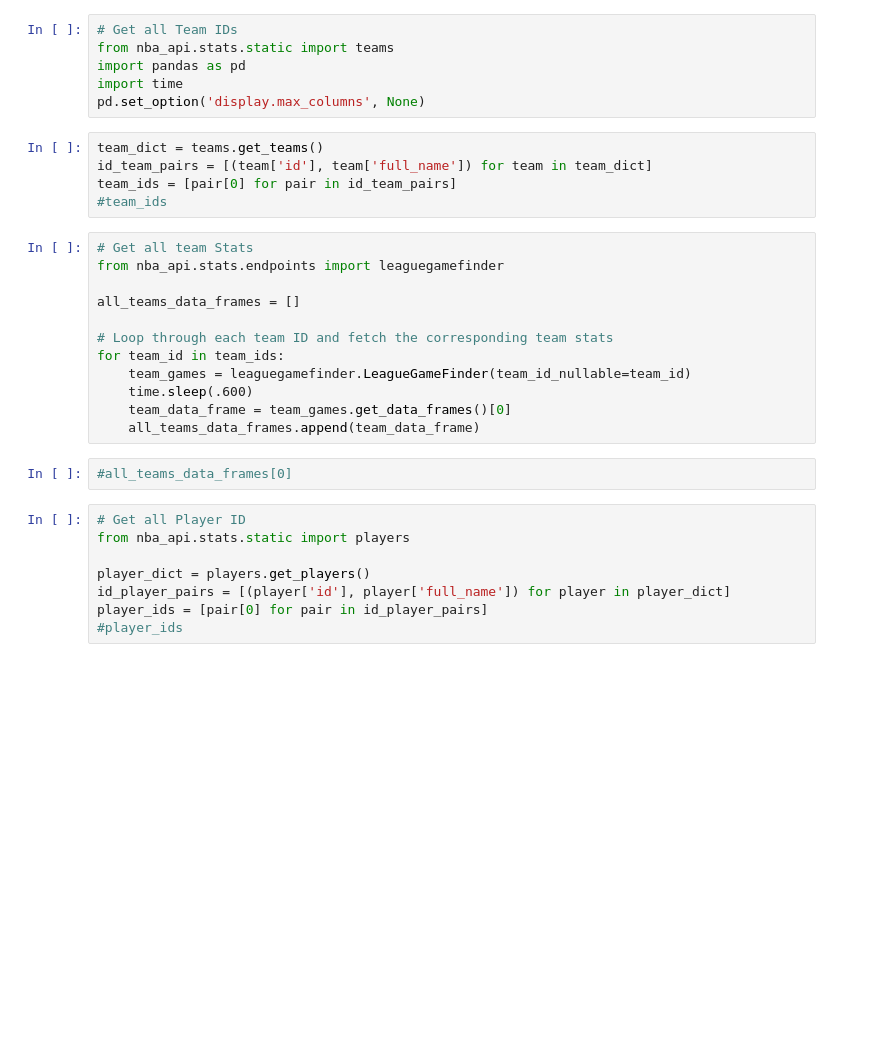
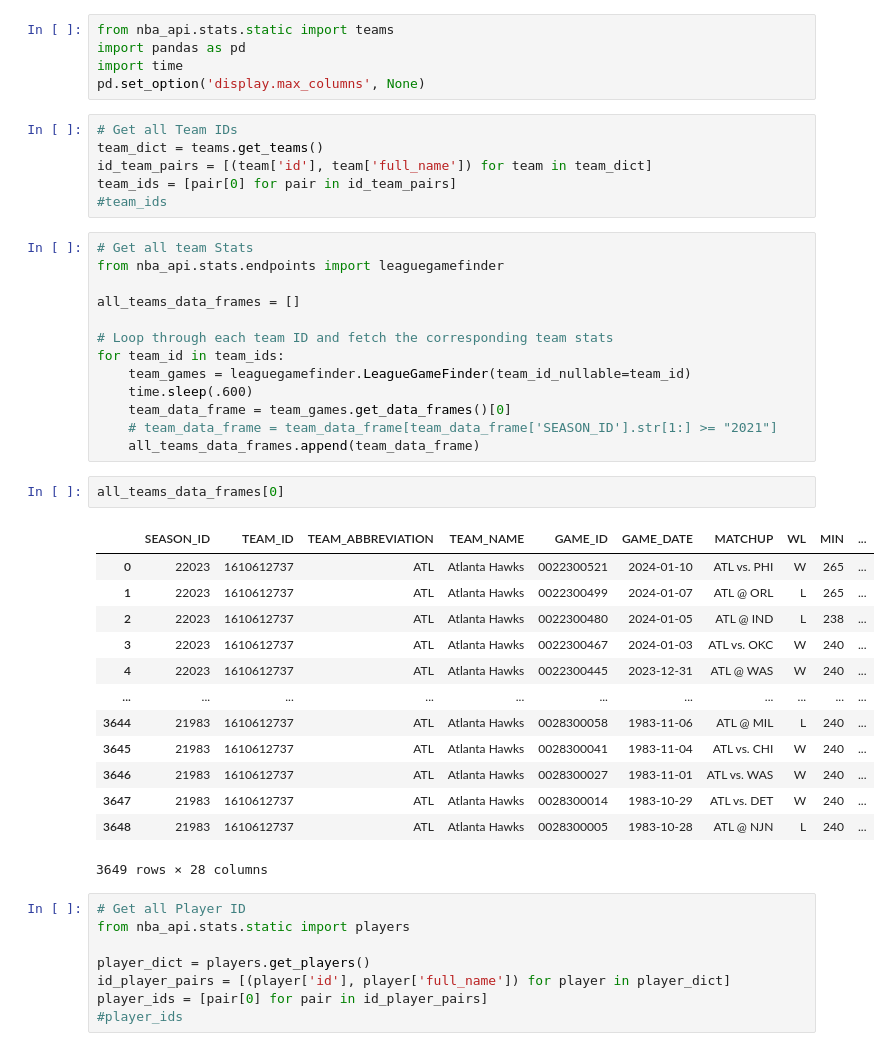
Before and after one commit to pickage-sports/scraper, a Jupyter notebook: all_team_stats.ipynb, the cells around one changed output. Saved outputs shown, nothing was run; the diff lists cells and outputs as text; blank space fills up the shorter version.

```diff
--- a/all_team_stats.ipynb
+++ b/all_team_stats.ipynb
@@ -1,10 +1,10 @@
 # %%
-# Get all Team IDs
 from nba_api.stats.static import teams
 import pandas as pd
 import time
 pd.set_option('display.max_columns', None)
 # %%
+# Get all Team IDs
 team_dict = teams.get_teams()
 id_team_pairs = [(team['id'], team['full_name']) for team in team_dict]
 team_ids = [pair[0] for pair in id_team_pairs]
@@ -20,9 +20,24 @@ for team_id in team_ids:
     team_games = leaguegamefinder.LeagueGameFinder(team_id_nullable=team_id)
     time.sleep(.600)
     team_data_frame = team_games.get_data_frames()[0]
+    # team_data_frame = team_data_frame[team_data_frame['SEASON_ID'].str[1:] >= "2021"]
     all_teams_data_frames.append(team_data_frame)
-# %%
-#all_teams_data_frames[0]
+# %%
+all_teams_data_frames[0]
+# %% [output]
+|  | SEASON_ID | TEAM_ID | TEAM_ABBREVIATION | TEAM_NAME | GAME_ID | GAME_DATE | MATCHUP | WL | MIN | ... |
+| 0 | 22023 | 1610612737 | ATL | Atlanta Hawks | 0022300521 | 2024-01-10 | ATL vs. PHI | W | 265 | ... |
+| 1 | 22023 | 1610612737 | ATL | Atlanta Hawks | 0022300499 | 2024-01-07 | ATL @ ORL | L | 265 | ... |
+| 2 | 22023 | 1610612737 | ATL | Atlanta Hawks | 0022300480 | 2024-01-05 | ATL @ IND | L | 238 | ... |
+| 3 | 22023 | 1610612737 | ATL | Atlanta Hawks | 0022300467 | 2024-01-03 | ATL vs. OKC | W | 240 | ... |
+| 4 | 22023 | 1610612737 | ATL | Atlanta Hawks | 0022300445 | 2023-12-31 | ATL @ WAS | W | 240 | ... |
+| ... | ... | ... | ... | ... | ... | ... | ... | ... | ... | ... |
+| 3644 | 21983 | 1610612737 | ATL | Atlanta Hawks | 0028300058 | 1983-11-06 | ATL @ MIL | L | 240 | ... |
+| 3645 | 21983 | 1610612737 | ATL | Atlanta Hawks | 0028300041 | 1983-11-04 | ATL vs. CHI | W | 240 | ... |
+| 3646 | 21983 | 1610612737 | ATL | Atlanta Hawks | 0028300027 | 1983-11-01 | ATL vs. WAS | W | 240 | ... |
+| 3647 | 21983 | 1610612737 | ATL | Atlanta Hawks | 0028300014 | 1983-10-29 | ATL vs. DET | W | 240 | ... |
+| 3648 | 21983 | 1610612737 | ATL | Atlanta Hawks | 0028300005 | 1983-10-28 | ATL @ NJN | L | 240 | ... |
+3649 rows × 28 columns
 # %%
 # Get all Player ID
 from nba_api.stats.static import players
```
Also changed, not shown: parts of 2 cells of this notebook, 3 other files.
